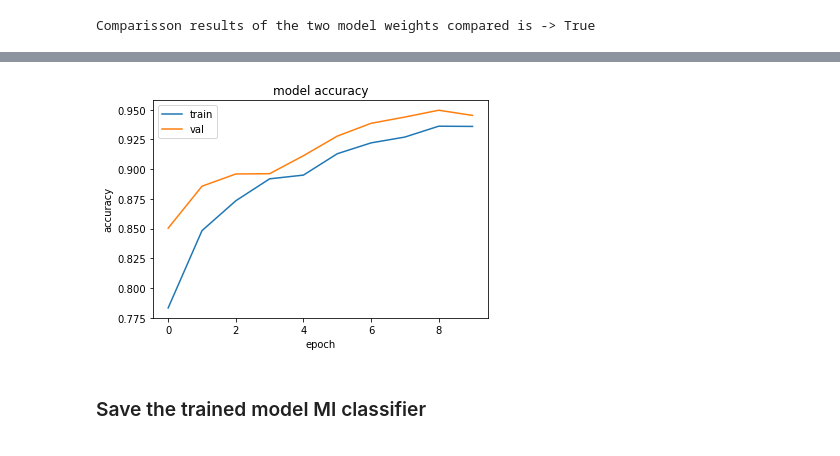
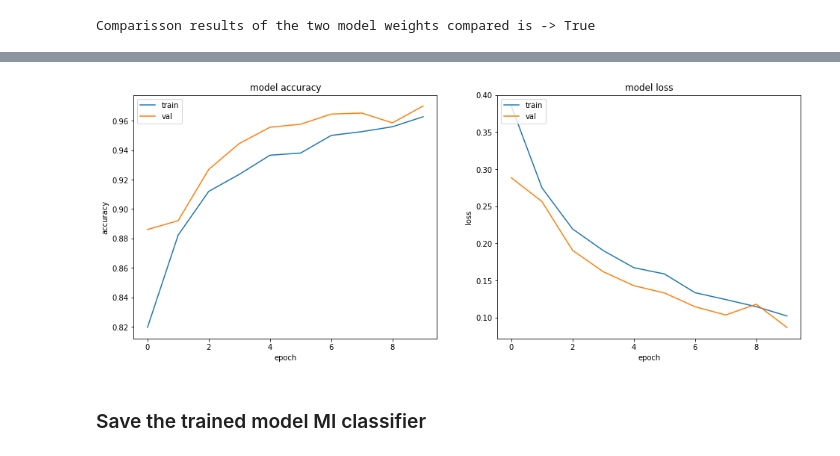
Before and after one commit to jinujayan/Capstone_ECGAnalyzer, a Jupyter notebook: ECG_Classifier_Models.ipynb, the cells around one changed output, grey strips where cells are left out. Cells and saved outputs as stored; diff of their text form; code cells hidden in the pictures.

```diff
--- a/ECG_Classifier_Models.ipynb
+++ b/ECG_Classifier_Models.ipynb
@@ -394,13 +704,26 @@ plt.show()
-# %%
-plt.plot(history.history['acc'])
-plt.plot(history.history['val_acc'])
-plt.title('model accuracy')
-plt.ylabel('accuracy')
-plt.xlabel('epoch')
-plt.legend(['train', 'val'], loc='upper left')
-plt.show()
-# %% [output]
-[figure, removed]
+# %%
+import matplotlib.pyplot as plt
+#plt.figure(figsize=(22, 12))
+
+fig, (ax1, ax2)  = plt.subplots(1, 2,figsize=(16,6) )
+
+ax1.plot(final_mod_history.history['acc'])
+ax1.plot(final_mod_history.history['val_acc'])
+ax1.set_title('model accuracy')
+ax1.set_ylabel('accuracy')
+ax1.set_xlabel('epoch')
+ax1.legend(['train', 'val'], loc='upper left')
+
+
+ax2.plot(final_mod_history.history['loss'])
+ax2.plot(final_mod_history.history['val_loss'])
+ax2.set_title('model loss')
+ax2.set_ylabel('loss')
+ax2.set_xlabel('epoch')
+ax2.legend(['train', 'val'], loc='upper left')
+plt.show()
+# %% [output]
+[figure, added]
 # %% [markdown]
 ### Save the trained model MI classifier
 # %%
```
Also changed, not shown: parts of 32 cells of this notebook.
